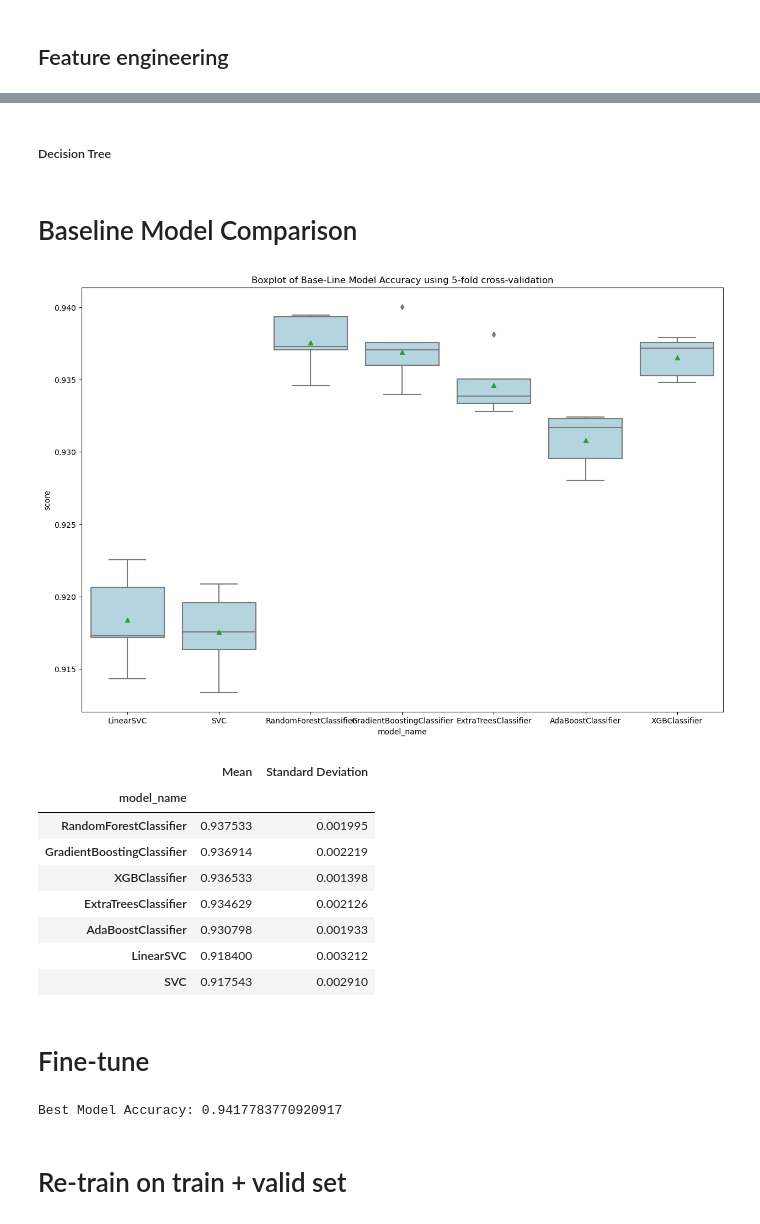
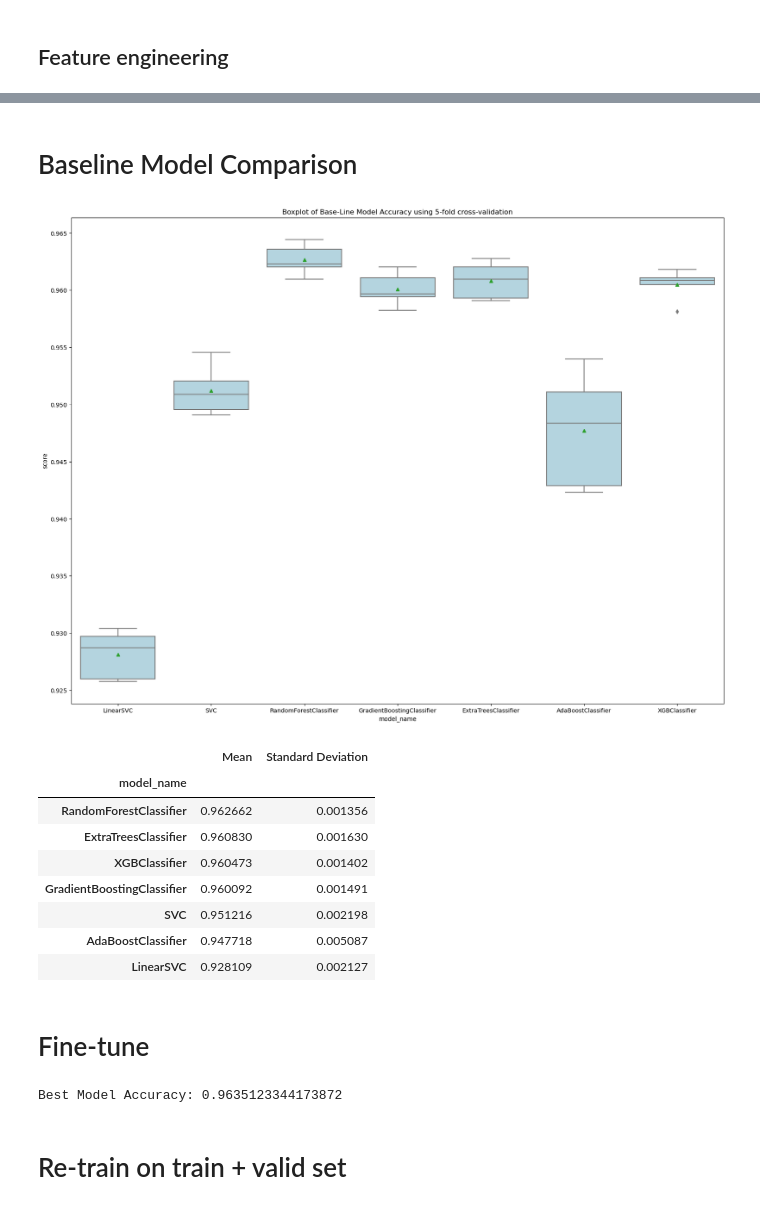
Before and after one commit to BaoDias2505/FinalProject_Introduction-to-data-science, a Jupyter notebook: notebooks/04-Data-Modelling.ipynb, the cells around one changed output, grey strips where cells are left out. Cells and saved outputs as stored; diff of their text form; code cells hidden in the pictures.

Commit message:
fix model

```diff
--- a/notebooks/04-Data-Modelling.ipynb
+++ b/notebooks/04-Data-Modelling.ipynb
@@ -25,8 +25,2 @@ clean_df.sample(5)
 # %% [markdown]
 ## Feature engineering
-# %%
-X = clean_df[['likeCount', 'commentCount', 'hour', 'day', 'month', 'year']]
-# Tạo cột nhãn, ví dụ: nếu viewCount lớn hơn một ngưỡng nào đó, coi video đó là phổ biến
-threshold_viewCount = clean_df['viewCount'].quantile(0.7)
-clean_df['isTrending'] = (clean_df['viewCount'] > threshold_viewCount).astype(int)
-y = clean_df['isTrending']
@@ -33,3 +32,11 @@ y = clean_df['isTrending']
+# %%
+X = clean_df[['likeCount', 'commentCount', 'hour', 'day', 'month', 'year']]
+mean_engagement = clean_df['viewCount'].mean()
+# assign labels based on the engagement
+clean_df['isTrending'] = pd.cut(clean_df['viewCount'],
+                               bins=[float('-inf'), mean_engagement, mean_engagement *10, float('inf')],
+                               labels=False)
+y = clean_df['isTrending']
 # %%
 clean_df.sample(5)
 # %% [output]
@@ -62,2 +51,0 @@ X_test, X_valid, y_test, y_valid = train_test_split(X_tmp, y_tmp ,test_size=0.3,
-# %% [markdown]
-##### Decision Tree
@@ -88,43 +71,43 @@ models = [
 # %%
 def generate_baseline_result(models, X, y, metrics, cv=5, plot_result=False):
     # define k-fold
     kfold = StratifiedKFold(n_splits=cv, shuffle=True, random_state=seed)
     entries = []
     for model in models:
         model_name = model.__class__.__name__
         scores = cross_val_score(model, X, y, scoring=metrics, cv=kfold)
         for fold_idx, score in enumerate(scores):
             entries.append((model_name, fold_idx, score))
 
     cv_df = pd.DataFrame(entries, columns=['model_name', 'fold_idx', 'score'])
 
     mean = cv_df.groupby('model_name')['score'].mean()
     std = cv_df.groupby('model_name')['score'].std()
 
     baseline_results = pd.concat([mean,std],axis =1, ignore_index=True)
     baseline_results.columns =['Mean','Standard Deviation']
     baseline_results.sort_values(by=['Mean'], ascending = False, inplace = True)
 
     if plot_result:
-        plt.figure(figsize=(15, 10))
+        plt.figure(figsize=(20, 15))
         sns.boxplot(x ='model_name',y = 'score', data = cv_df, color ='lightblue',showmeans=True)
         plt.title('Boxplot of Base-Line Model Accuracy using 5-fold cross-validation')
         plt.show()
 
     return baseline_results
 
 generate_baseline_result(models, X_train, y_train, metrics='accuracy',cv=5,plot_result =True )
 # %% [output]
-[figure, old version]
+[figure, new version]
 |  | Mean | Standard Deviation |
 | model_name |  |  |
-| RandomForestClassifier | 0.937533 | 0.001995 |
-| GradientBoostingClassifier | 0.936914 | 0.002219 |
-| XGBClassifier | 0.936533 | 0.001398 |
-| ExtraTreesClassifier | 0.934629 | 0.002126 |
-| AdaBoostClassifier | 0.930798 | 0.001933 |
-| LinearSVC | 0.918400 | 0.003212 |
-| SVC | 0.917543 | 0.002910 |
+| RandomForestClassifier | 0.962662 | 0.001356 |
+| ExtraTreesClassifier | 0.960830 | 0.001630 |
+| XGBClassifier | 0.960473 | 0.001402 |
+| GradientBoostingClassifier | 0.960092 | 0.001491 |
+| SVC | 0.951216 | 0.002198 |
+| AdaBoostClassifier | 0.947718 | 0.005087 |
+| LinearSVC | 0.928109 | 0.002127 |
 # %% [markdown]
 # Fine-tune
 # %%
@@ -162,7 +145,7 @@ y_pred_best = best_model.predict(X_test)
 # Evaluate the best model
 print(f"Best Model Accuracy: {accuracy_score(y_test, y_pred_best)}")
 # %% [output]
-Best Model Accuracy: 0.9417783770920917
+Best Model Accuracy: 0.9635123344173872
 # %% [markdown]
 # Re-train on train + valid set
 # %%
```
Also changed, not shown: parts of 18 cells of this notebook.
